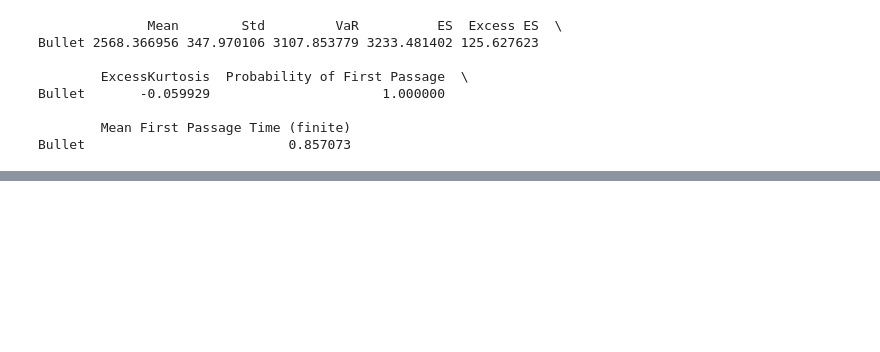
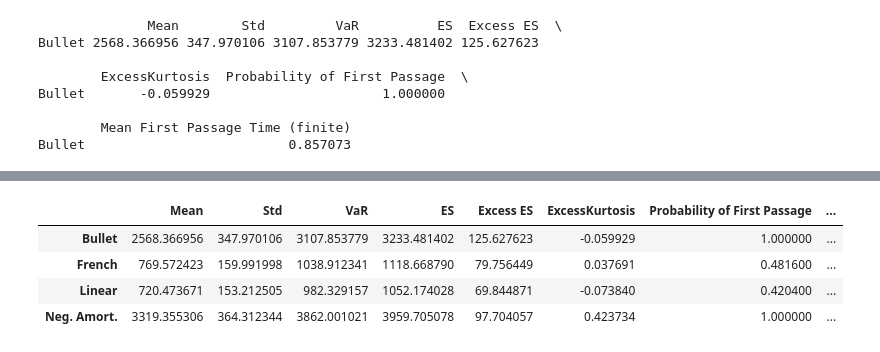
Before and after one commit to Sidh-Sharma/monte_carlo_defaults_sim, a Jupyter notebook: amortisation/first_passage_time.ipynb, the cells around one changed output, grey strips where cells are left out. Saved outputs shown, nothing was run; the diff lists cells and outputs as text; code cells hidden in the pictures; blank space fills up the shorter version.

```diff
--- a/amortisation/first_passage_time.ipynb
+++ b/amortisation/first_passage_time.ipynb
@@ -1209,0 +1266,23 @@ Linear                          1.087132
+# %%
+loan_n = [
+    {
+        "type": 'negative',
+        "P": 10.0,
+        "N": 12,
+        "r": 0.12,
+    }
+    for i in range(N_firms)
+]
+
+losses_n, Y_max_vals_n, n_defaults_n, fp_times_n = run_simulation_time(params, loan_n, y_star_b, num_trials=NUM_TRIALS)
+metrics_n = compute_loss_metrics(losses_n, alpha=0.95)
+
+fp_metrics_n = compute_fp_metrics(fp_times_n)
+
+metrics_n_df = pd.DataFrame({**metrics_n, **fp_metrics_n}, index=['Neg. Amort.'])
+print(metrics_n_df)
+
+loss_distribution_plot(losses_n, 'Negative Amortisation', tag='concentrated_neg_amort')
+
+print(np.corrcoef(Y_max_vals_n, losses_n)[0,1])
+plot_Ymax_vs_loss(Y_max_vals_n, losses_n, tag='concentrated_neg_amort')
@@ -1210,3 +1299,12 @@ Linear                          1.087132
+# %%
+metrics2 = pd.concat([metrics_b_df, metrics_f_df, metrics_l_df, metrics_n_df])
+metrics2
+# %% [output]
+|  | Mean | Std | VaR | ES | Excess ES | ExcessKurtosis | Probability of First Passage | ... |
+| Bullet | 2568.366956 | 347.970106 | 3107.853779 | 3233.481402 | 125.627623 | -0.059929 | 1.000000 | ... |
+| French | 769.572423 | 159.991998 | 1038.912341 | 1118.668790 | 79.756449 | 0.037691 | 0.481600 | ... |
+| Linear | 720.473671 | 153.212505 | 982.329157 | 1052.174028 | 69.844871 | -0.073840 | 0.420400 | ... |
+| Neg. Amort. | 3319.355306 | 364.312344 | 3862.001021 | 3959.705078 | 97.704057 | 0.423734 | 1.000000 | ... |
 # %%
 fp_dict_c = {
     'Bullet': fp_times_b,
```
Also changed, not shown: parts of 19 cells of this notebook, 6 other files.
